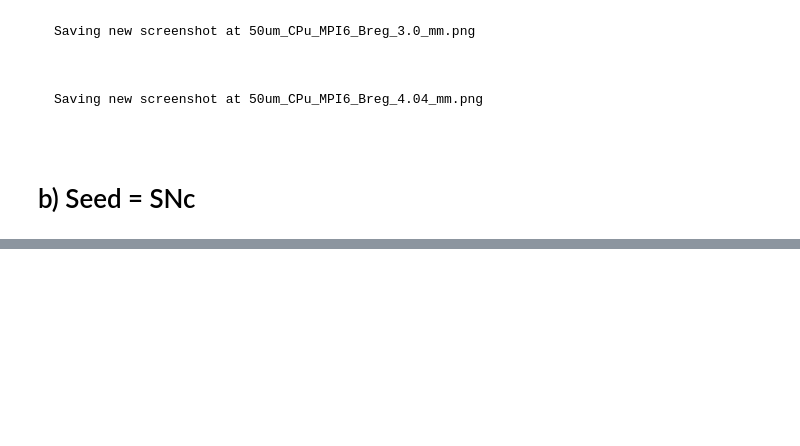
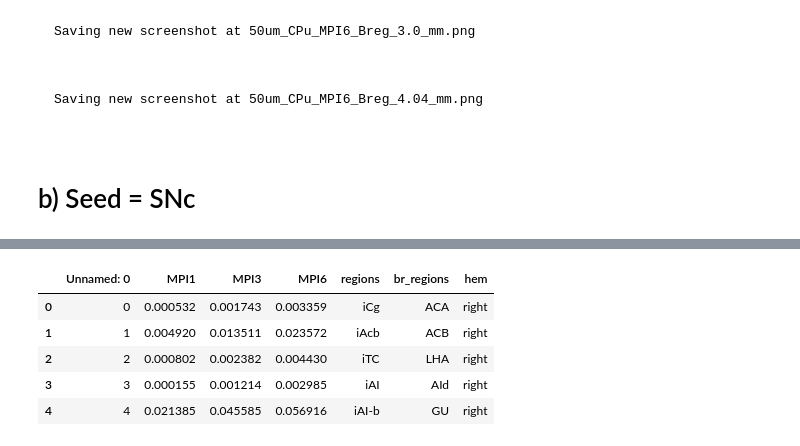
Before and after one commit to MathieuBo/PathoSpreading, a Jupyter notebook: BrainRenderScene.ipynb, the cells around one changed output, grey strips where cells are left out. Saved outputs shown, nothing was run; the diff lists cells and outputs as text; code cells hidden in the pictures; blank space fills up the shorter version.

```diff
--- a/BrainRenderScene.ipynb
+++ b/BrainRenderScene.ipynb
@@ -746,0 +749,12 @@ data_sn
+# %%
+from vedo import embedWindow
+embedWindow(None)
+
+from brainrender import Scene
+import brainrender
+import os
+import pandas as pd
+import matplotlib.pyplot as plt
+import numpy as np
+data_pir = pd.read_csv('../output/predicted_pathology_seedPir.csv')
+reg_names = pd.read_excel('./Data83018/BrainR_ROInames.xlsx')
@@ -746,0 +770,17 @@ data_sn
+# %%
+# Matching with BrainRender
+for r in data_pir.index:
+
+    names = reg_names[reg_names['ROInames'] == data_pir.loc[r, 'regions']]['BrainR']
+
+    if len(names) > 1:
+         data_pir.loc[r, 'br_regions'] = list(names)[0]
+    elif len(names) == 1:
+        data_pir.loc[r, 'br_regions'] = names.values
+
+for r in data_pir.index:
+
+    if data_pir.loc[r, 'regions'][0] == 'i':
+        data_pir.loc[r, 'hem'] = 'right'
+    elif data_pir.loc[r, 'regions'][0] == 'c':
+        data_pir.loc[r, 'hem'] = 'left'
@@ -746,0 +796,9 @@ data_sn
+# %%
+data_pir.head()
+# %% [output]
+|  | Unnamed: 0 | MPI1 | MPI3 | MPI6 | regions | br_regions | hem |
+| 0 | 0 | 0.000532 | 0.001743 | 0.003359 | iCg | ACA | right |
+| 1 | 1 | 0.004920 | 0.013511 | 0.023572 | iAcb | ACB | right |
+| 2 | 2 | 0.000802 | 0.002382 | 0.004430 | iTC | LHA | right |
+| 3 | 3 | 0.000155 | 0.001214 | 0.002985 | iAI | AId | right |
+| 4 | 4 | 0.021385 | 0.045585 | 0.056916 | iAI-b | GU | right |
```
Also changed, not shown: parts of 26 cells of this notebook, 6 other files.
